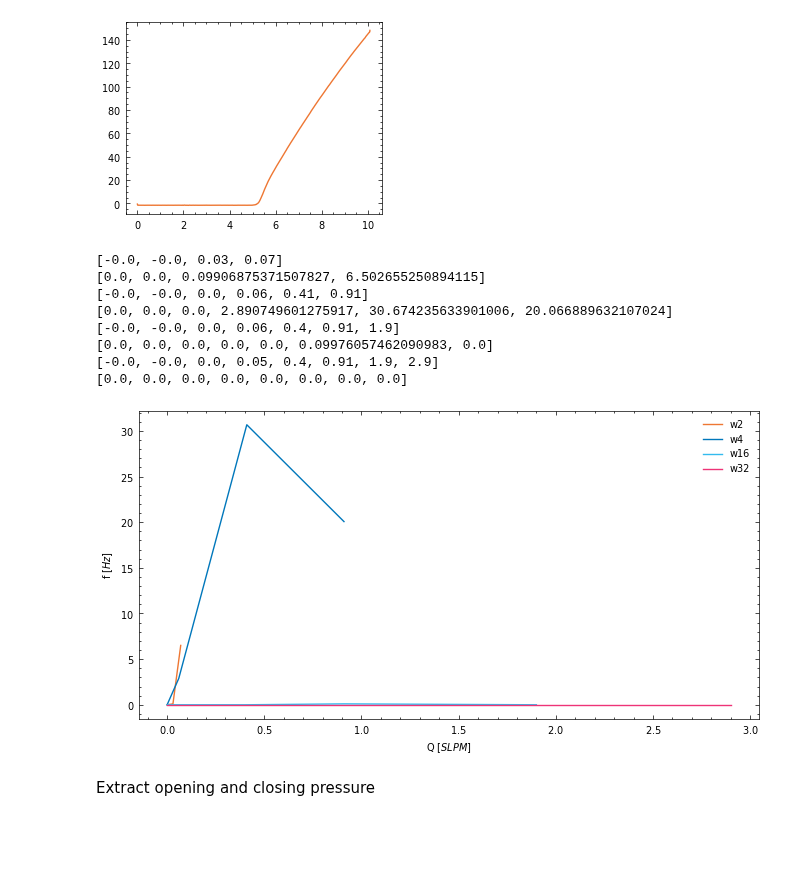
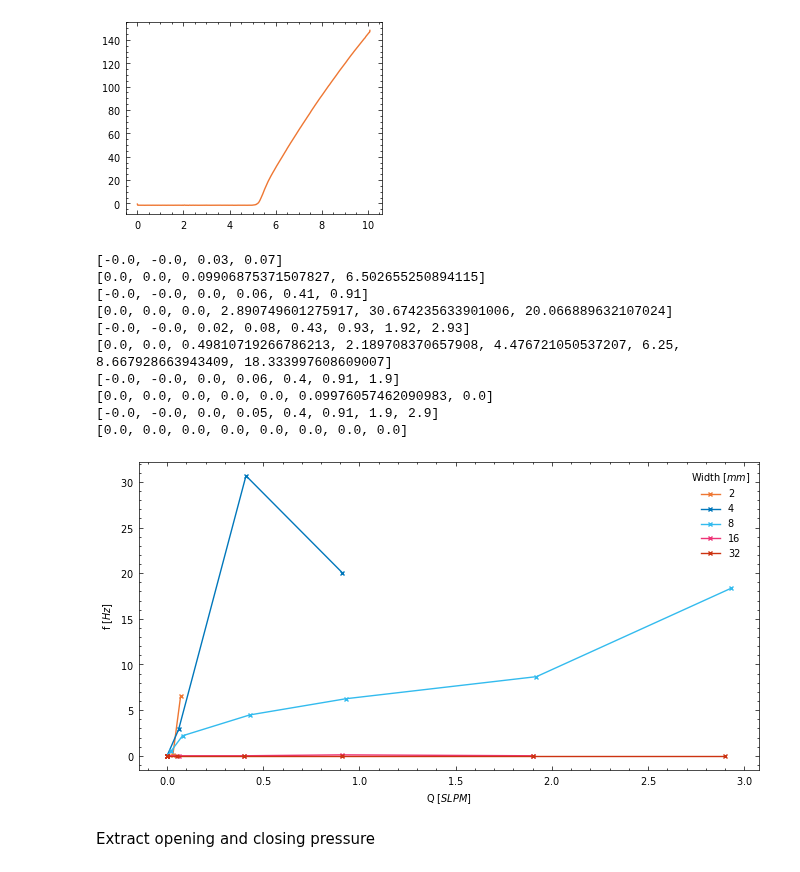
Before and after one commit to Olviel/Thermal_Soft_Robotics, a Jupyter notebook: Thermal_actuation/Experimental/Fluidic/Actuators/Actuator_main.ipynb, the cells around one changed output. Saved outputs shown, nothing was run; the diff lists cells and outputs as text; code cells hidden in the pictures; blank space fills up the shorter version.

```diff
--- a/Thermal_actuation/Experimental/Fluidic/Actuators/Actuator_main.ipynb
+++ b/Thermal_actuation/Experimental/Fluidic/Actuators/Actuator_main.ipynb
@@ -181,6 +185,7 @@ plt.figure(figsize=(8, 4))
 Q_mean = []
 f=[]
 results = []
+sample_names=[2,4,8,16,32]
 
 for index, runs_data in enumerate(data_sliced):
     Q_mean = []
@@ -199,36 +204,38 @@ for index, runs_data in enumerate(data_sliced):
         peaks, _ = find_peaks(P,height=40)
         n_peaks = len(peaks)
 
 
         measurement_t = len(run_data["Time"])/1000
         f.append(n_peaks/measurement_t )
 
 
     # Correct usage of np.round and np.mean for labeling
         mean_flow = np.round(np.mean(run_data["Flow"]), 2)
         Q_mean.append(mean_flow)
 
     # zip and store results
     results.append(zip(f,Q_mean))
     print(Q_mean)
     print(f)
 
-    plt.plot(Q_mean,f,label=Sample_names[index])
+    plt.plot(Q_mean,f,label=sample_names[index],marker='x')
 
 plt.xlabel("Q [$SLPM$]")
 plt.ylabel("f [$Hz$]")
-plt.legend()
+plt.legend(title='Width [$mm$]')
 plt.show()
 # %% [output]
 [-0.0, -0.0, 0.03, 0.07]
 [0.0, 0.0, 0.09906875371507827, 6.502655250894115]
 [-0.0, -0.0, 0.0, 0.06, 0.41, 0.91]
 [0.0, 0.0, 0.0, 2.890749601275917, 30.674235633901006, 20.066889632107024]
+[-0.0, -0.0, 0.02, 0.08, 0.43, 0.93, 1.92, 2.93]
+[0.0, 0.0, 0.49810719266786213, 2.189708370657908, 4.476721050537207, 6.25, 8.667928663943409, 18.333997608609007]
 [-0.0, -0.0, 0.0, 0.06, 0.4, 0.91, 1.9]
 [0.0, 0.0, 0.0, 0.0, 0.0, 0.09976057462090983, 0.0]
 [-0.0, -0.0, 0.0, 0.05, 0.4, 0.91, 1.9, 2.9]
 [0.0, 0.0, 0.0, 0.0, 0.0, 0.0, 0.0, 0.0]
-[figure, old version]
+[figure, new version]
 # %% [markdown]
 Extract opening and closing pressure
 # %% [markdown]
```
Also changed, not shown: parts of 3 cells of this notebook, 1 other file.
